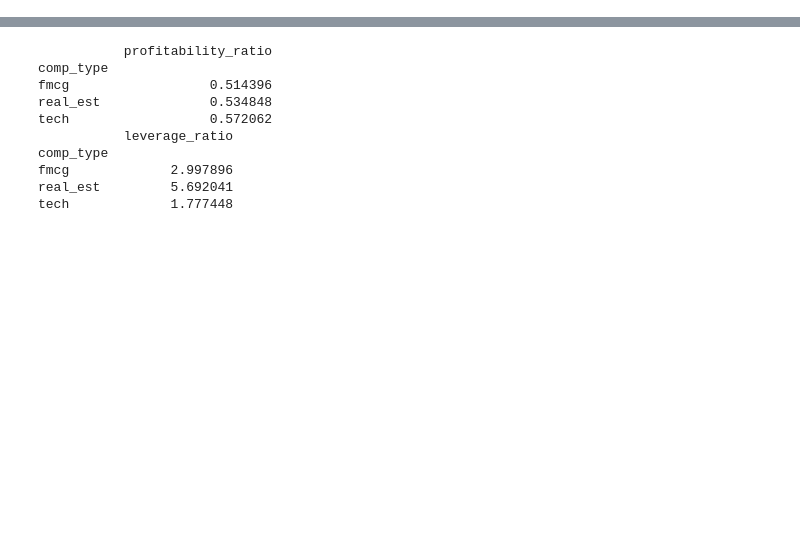
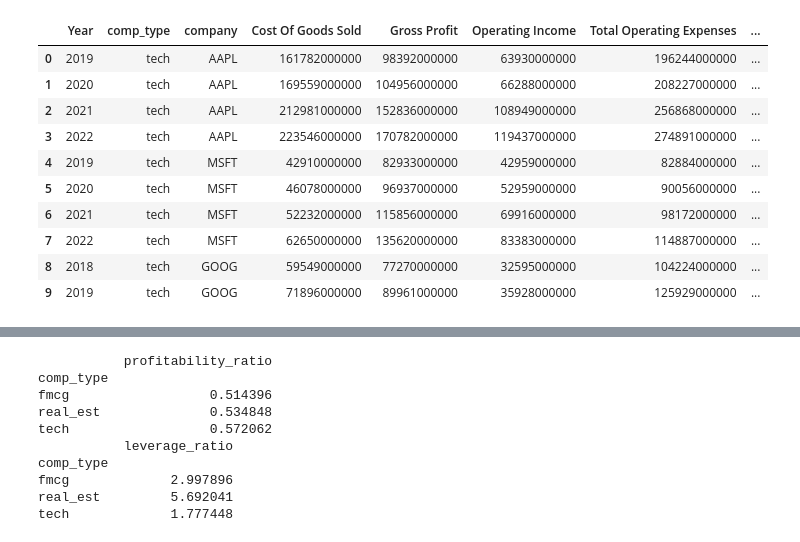
Before and after one commit to khoapham1002/Banking-Investment-Optimization-Framework, a Jupyter notebook: notebooks/hedge-fund-financial-report.ipynb, the cells around one changed output, grey strips where cells are left out. Saved outputs shown, nothing was run; the diff lists cells and outputs as text; code cells hidden in the pictures; blank space fills up the shorter version.

```diff
--- a/notebooks/hedge-fund-financial-report.ipynb
+++ b/notebooks/hedge-fund-financial-report.ipynb
@@ -32,19 +80,16 @@ income_statement = pd.read_excel("../data_raw/Income_Statement.xlsx")
 # %%
 # Merge both the dataframes and call it df_ratios
 df_ratios = pd.merge(income_statement, balance_sheet, on = ["Year", "company", "comp_type"])
-
-# You only need to compute one profitability ratio, but since there is a choice, we are providing the code to compute both the gross margin ratio and the operating margin ratio
-
-# Compute gross margin ratio
-df_ratios["profitability_ratio"] = (df_ratios["Total Revenue"] - df_ratios["Cost Of Goods Sold"])/df_ratios["Total Revenue"]
-
-# Compute operating margin ratio, but commenting it out
-# df_ratios["profitability_ratio"] = (df_ratios["Total Revenue"] - df_ratios["Total Operating Expenses"])/df_ratios["Total Revenue"]
-
-# You only need to compute one leverage ratio, but we are providing the code to compute both the debt-to-equity ratio and the equity multiplier ratio
-
-# Compute debt-to-equity ratio
-df_ratios["leverage_ratio"] = df_ratios["Total Liab"]/df_ratios["Total Stockholder Equity"]
-
-# Compute equity multiplier ratio, but commenting it out
-# df_ratios["leverage_ratio"] = df_ratios["Total Assets"]/df_ratios["Total Stockholder Equity"]
+df_ratios.head(10)
+# %% [output]
+|  | Year | comp_type | company | Cost Of Goods Sold | Gross Profit | Operating Income | Total Operating Expenses | ... |
+| 0 | 2019 | tech | AAPL | 161782000000 | 98392000000 | 63930000000 | 196244000000 | ... |
+| 1 | 2020 | tech | AAPL | 169559000000 | 104956000000 | 66288000000 | 208227000000 | ... |
+| 2 | 2021 | tech | AAPL | 212981000000 | 152836000000 | 108949000000 | 256868000000 | ... |
+| 3 | 2022 | tech | AAPL | 223546000000 | 170782000000 | 119437000000 | 274891000000 | ... |
+| 4 | 2019 | tech | MSFT | 42910000000 | 82933000000 | 42959000000 | 82884000000 | ... |
+| 5 | 2020 | tech | MSFT | 46078000000 | 96937000000 | 52959000000 | 90056000000 | ... |
+| 6 | 2021 | tech | MSFT | 52232000000 | 115856000000 | 69916000000 | 98172000000 | ... |
+| 7 | 2022 | tech | MSFT | 62650000000 | 135620000000 | 83383000000 | 114887000000 | ... |
+| 8 | 2018 | tech | GOOG | 59549000000 | 77270000000 | 32595000000 | 104224000000 | ... |
+| 9 | 2019 | tech | GOOG | 71896000000 | 89961000000 | 35928000000 | 125929000000 | ... |
```
Also changed, not shown: parts of 17 cells of this notebook, 6 other files.
